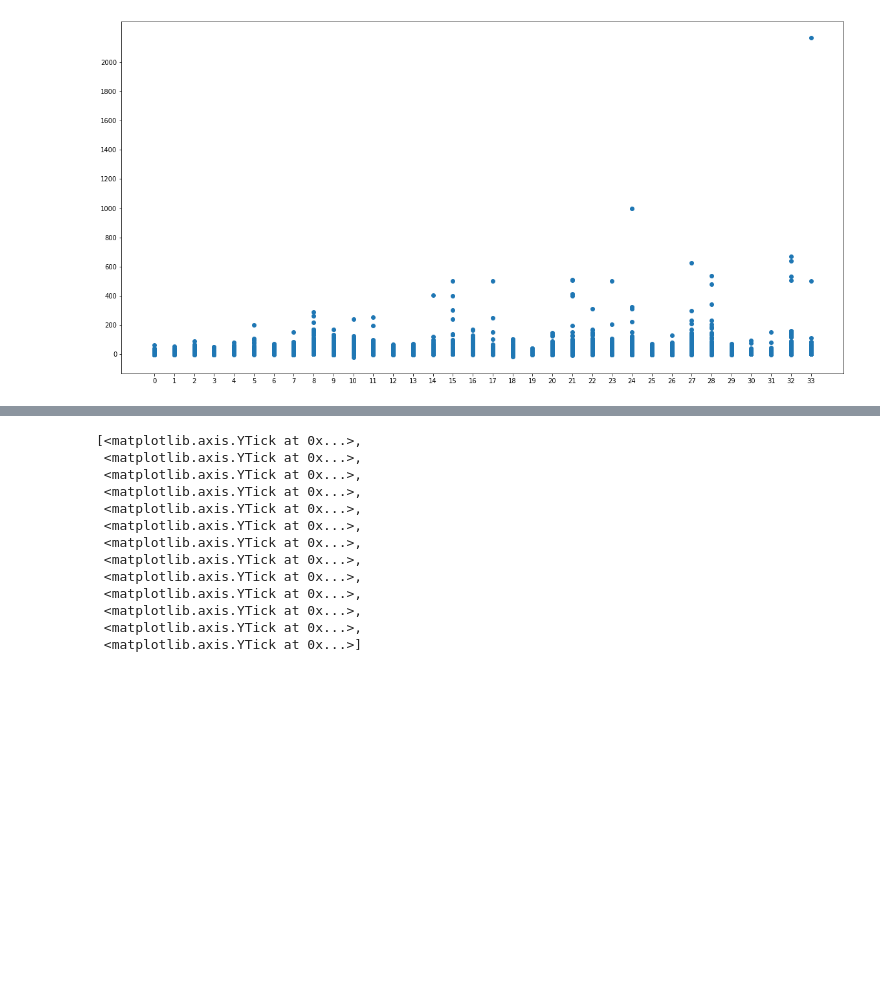
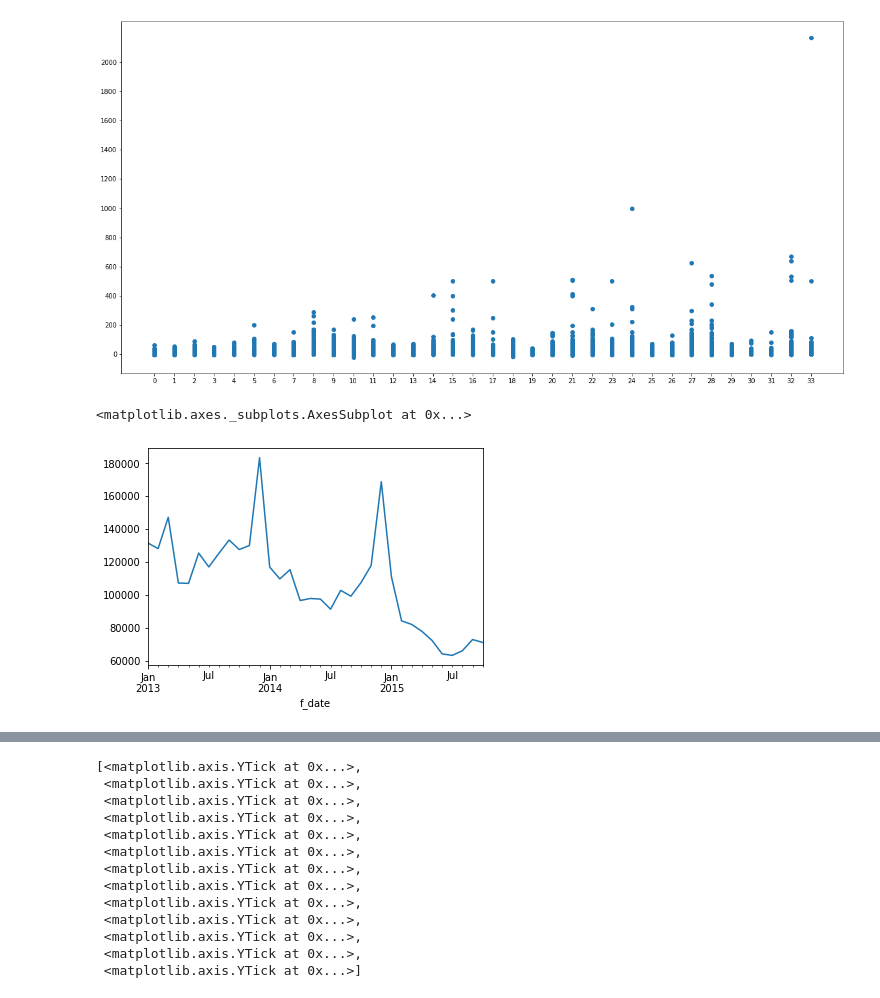
Before and after one commit to fgith/data-science, a Jupyter notebook: temp/new.ipynb, the cells around one changed output, grey strips where cells are left out. Drawn from its saved outputs; the diff is of its cells as text; code cells hidden in the pictures; blank space fills up the shorter version.

```diff
--- a/temp/new.ipynb
+++ b/temp/new.ipynb
@@ -81,5 +161,11 @@ ax.yaxis.set_ticks(np.arange(0, 2200, 200))
  <matplotlib.axis.YTick at 0x...>,
  <matplotlib.axis.YTick at 0x...>]
 [figure]
+# %%
+y = sales_train['item_cnt_day'].resample('MS').sum()
+y.plot()
+# %% [output]
+<matplotlib.axes._subplots.AxesSubplot at 0x...>
+[figure, added]
 # %%
 t3 = sales_train.groupby(by=['date_block_num','shop_id','item_id'],as_index=False).agg({'item_cnt_day':'sum'})
```
Also changed, not shown: parts of 14 cells of this notebook.
